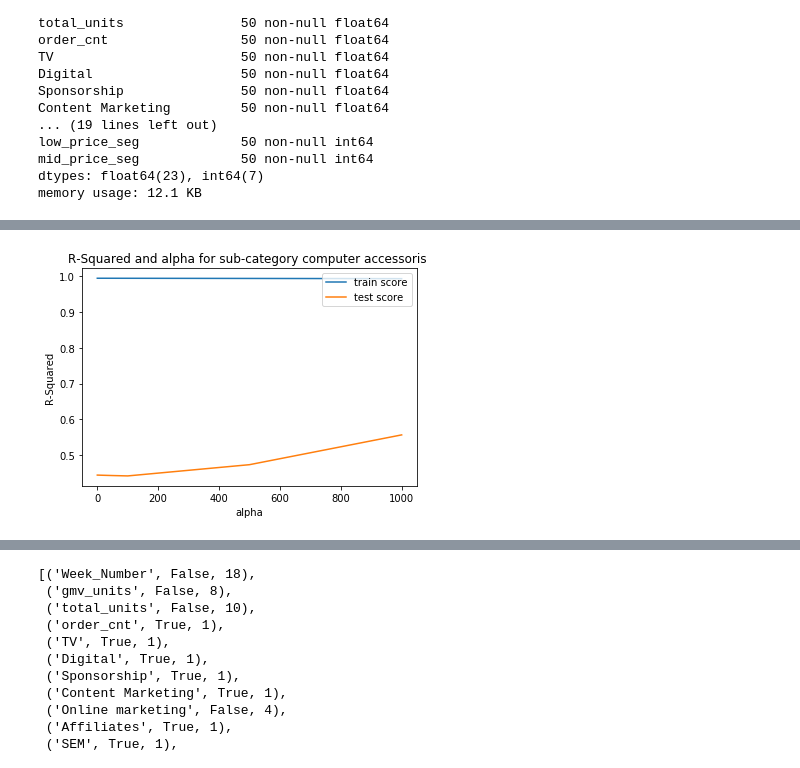
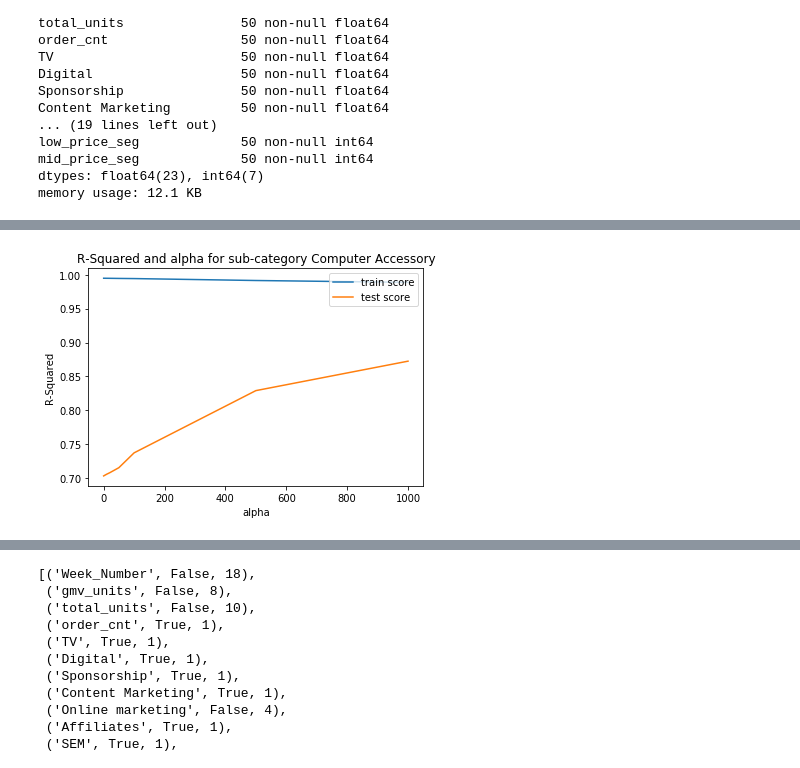
Before and after one commit to Nanditha-G-N/Machine-Learning-Case-Studies, a Jupyter notebook: ecommerce-capstone/ecommerce-assignment-Krishnan.ipynb, the cells around one changed output, grey strips where cells are left out. Cells and saved outputs as stored; diff of their text form; code cells hidden in the pictures.

```diff
--- a/ecommerce-capstone/ecommerce-assignment-Krishnan.ipynb
+++ b/ecommerce-capstone/ecommerce-assignment-Krishnan.ipynb
@@ -1308,0 +1378,6 @@ climate.head()
+# %%
+plt.figure(figsize=(10, 7))
+x = sns.lineplot(x="Week_Number", y="gmv",data=gross_revenue_by_week)
+x.set_title("Gross product revenue across the weeks", fontsize=10)
+x.set_xlabel("Week", fontsize=18);
+x.set_ylabel("Gross weekly revenue", fontsize=18)
@@ -2096,9 +2166,0 @@ X_CA.describe()
-# %%
-#Scaling the features
-from sklearn.preprocessing import scale
-
-# storing column names in cols, since column names are lost after scaling
-cols = X_CA.columns
-X_CA = pd.DataFrame(scale(X_CA))
-X_CA.columns = cols
-X_CA.columns
@@ -2115,3 +2175,29 @@ Index(['Week_Number', 'gmv_units', 'total_units', 'order_cnt', 'TV', 'Digital',
+# %%
+#Using MinMax Scaler for scaling the data sets corresponding to each of the 3 product sub-categories
+from sklearn.preprocessing import MinMaxScaler
+
+#Product Sub-category : Computer Accessory
+scaler = MinMaxScaler()
+cols = X_CA.columns
+
+X_CA[cols] = scaler.fit_transform(X_CA[cols])
+X_CA.columns = cols
+
+
+#Product Sub-category: Gaming Accessory
+scaler = MinMaxScaler()
+cols = X_GA.columns
+
+X_GA[cols] = scaler.fit_transform(X_GA[cols])
+X_GA.columns = cols
+
+
+#Product Sub-catgeory: Home Audio
+scaler = MinMaxScaler()
+cols = X_HA.columns
+
+X_HA[cols] = scaler.fit_transform(X_HA[cols])
+X_HA.columns = cols
 # %%
 #Checking the distribution after scaling
 X_CA.describe()
@@ -2254,21 +2372,21 @@ GridSearchCV(cv=5, error_score='raise',
 # %%
 #Creating a data frame with the results of lasso regression
 lasso_cv_results_ca = pd.DataFrame(lasso_regressor_ca.cv_results_)
 
 # plotting mean test and train scoes with alpha
 lasso_cv_results_ca['param_alpha'] = lasso_cv_results_ca['param_alpha'].astype('float32')
 
 # plotting
 plt.plot(lasso_cv_results_ca['param_alpha'], lasso_cv_results_ca['mean_train_score'])
 plt.plot(lasso_cv_results_ca['param_alpha'], lasso_cv_results_ca['mean_test_score'])
 plt.xlabel('alpha')
 plt.ylabel('R-Squared')
 
-plt.title("R-Squared and alpha for sub-category computer accessoris ")
+plt.title("R-Squared and alpha for sub-category Computer Accessory")
 plt.legend(['train score', 'test score'], loc='upper right')
 plt.show()
 # %% [output]
-[figure, old version]
+[figure, new version]
 # %%
 #Printing the optimal value of alpha and the corresponding R-squared value
 print(lasso_regressor_ca.best_params_)
```
Also changed, not shown: parts of 93 cells of this notebook.
